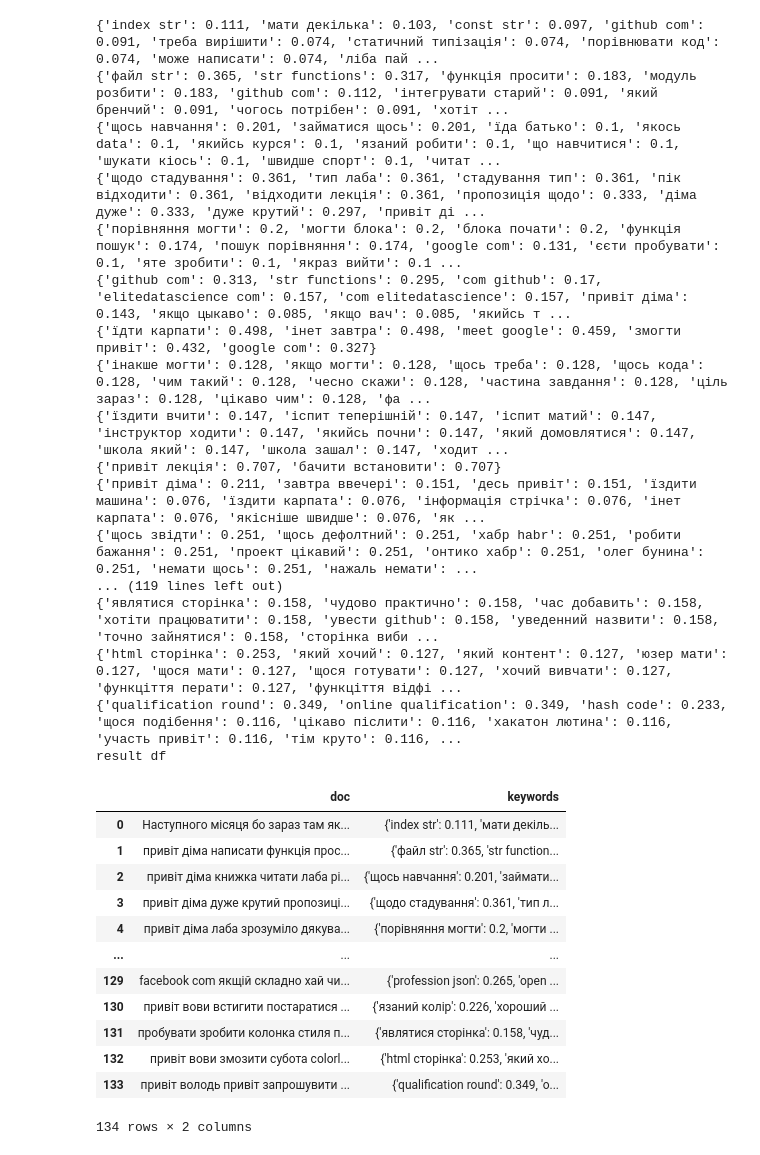
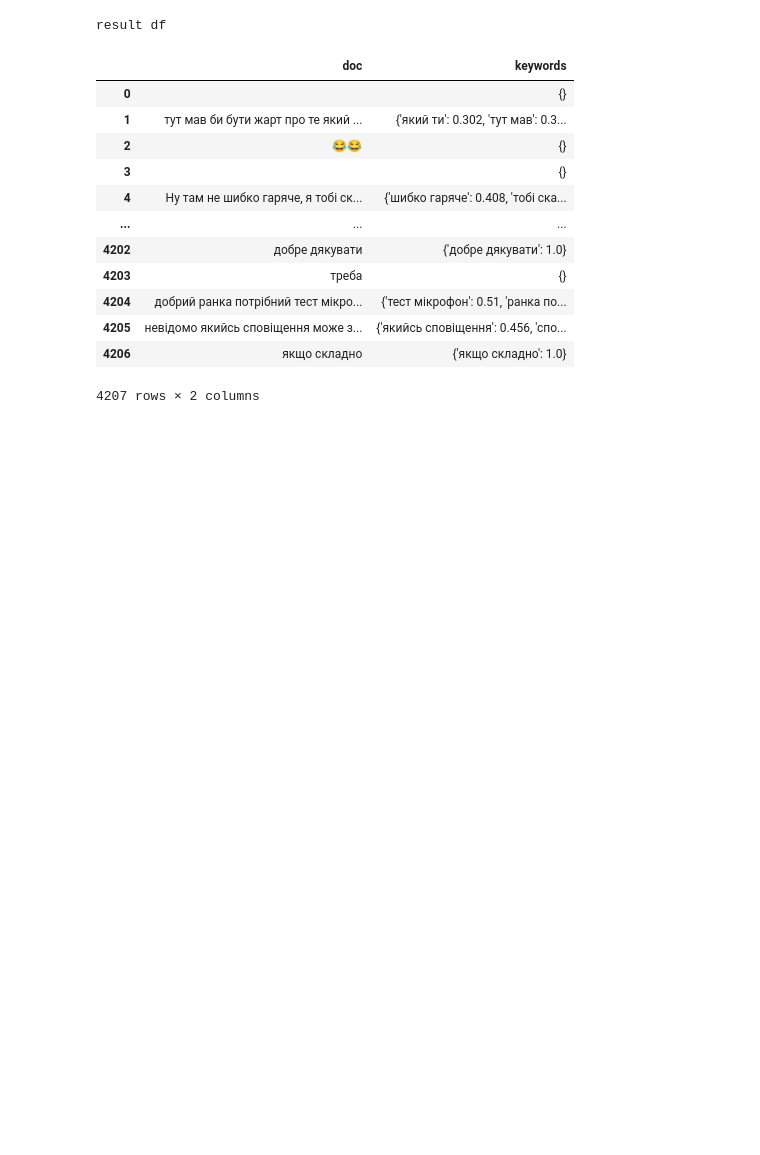
Before and after one commit to denysgerasymuk799/Dialogs-To-Value, a Jupyter notebook: 4_dialogs_tf_idf.ipynb, the cells around one changed output. Drawn from its saved outputs; the diff is of its cells as text; code cells hidden in the pictures; blank space fills up the shorter version.

```diff
--- a/4_dialogs_tf_idf.ipynb
+++ b/4_dialogs_tf_idf.ipynb
@@ -244,58 +247,42 @@ def print_results(idx,keywords):
 # %%
 #generate tf-idf for all documents in your list. docs_test has 500 documents
 tf_idf_vector=tfidf_transformer.transform(cv.transform(docs_test))
 
 results=[]
 for i in range(tf_idf_vector.shape[0]):
 
     # get vector for a single document
     curr_vector=tf_idf_vector[i]
 
     #sort the tf-idf vector by descending order of scores
     sorted_items=sort_coo(curr_vector.tocoo())
 
     #extract only the top n; n here is 10
     keywords=extract_topn_from_vector(feature_names,sorted_items,10)
 
 
     results.append(keywords)
 
 df=pd.DataFrame(zip(docs,results),columns=['doc','keywords'])
 for result in results:
     result2 = {k: v for k, v in sorted(result.items(), key=lambda item: item[1], reverse=True)}
-    print(result2)
+    # print(result2)
 
-df.to_csv(os.path.join("data", "processed_dialog_files", "subdialog_keywords.csv"))
+df.to_csv(path_to_save_result, index=False)
 print("result df")
 df
 # %% [output]
-{'index str': 0.111, 'мати декілька': 0.103, 'const str': 0.097, 'github com': 0.091, 'треба вирішити': 0.074, 'статичний типізація': 0.074, 'порівнювати код': 0.074, 'може написати': 0.074, 'ліба пай ...
-{'файл str': 0.365, 'str functions': 0.317, 'функція просити': 0.183, 'модуль розбити': 0.183, 'github com': 0.112, 'інтегрувати старий': 0.091, 'який бренчий': 0.091, 'чогось потрібен': 0.091, 'хотіт ...
-{'щось навчання': 0.201, 'займатися щось': 0.201, 'їда батько': 0.1, 'якось data': 0.1, 'якийсь курся': 0.1, 'язаний робити': 0.1, 'що навчитися': 0.1, 'шукати кіось': 0.1, 'швидше спорт': 0.1, 'читат ...
-{'щодо стадування': 0.361, 'тип лаба': 0.361, 'стадування тип': 0.361, 'пік відходити': 0.361, 'відходити лекція': 0.361, 'пропозиція щодо': 0.333, 'діма дуже': 0.333, 'дуже крутий': 0.297, 'привіт ді ...
-{'порівняння могти': 0.2, 'могти блока': 0.2, 'блока почати': 0.2, 'функція пошук': 0.174, 'пошук порівняння': 0.174, 'google com': 0.131, 'єєти пробувати': 0.1, 'яте зробити': 0.1, 'якраз вийти': 0.1 ...
-{'github com': 0.313, 'str functions': 0.295, 'com github': 0.17, 'elitedatascience com': 0.157, 'com elitedatascience': 0.157, 'привіт діма': 0.143, 'якщо цыкаво': 0.085, 'якщо вач': 0.085, 'якийсь т ...
-{'їдти карпати': 0.498, 'інет завтра': 0.498, 'meet google': 0.459, 'змогти привіт': 0.432, 'google com': 0.327}
-{'інакше могти': 0.128, 'якщо могти': 0.128, 'щось треба': 0.128, 'щось кода': 0.128, 'чим такий': 0.128, 'чесно скажи': 0.128, 'частина завдання': 0.128, 'ціль зараз': 0.128, 'цікаво чим': 0.128, 'фа ...
-{'їздити вчити': 0.147, 'іспит теперішній': 0.147, 'іспит матий': 0.147, 'інструктор ходити': 0.147, 'якийсь почни': 0.147, 'який домовлятися': 0.147, 'школа який': 0.147, 'школа зашал': 0.147, 'ходит ...
-{'привіт лекція': 0.707, 'бачити встановити': 0.707}
-{'привіт діма': 0.211, 'завтра ввечері': 0.151, 'десь привіт': 0.151, 'їздити машина': 0.076, 'їздити карпата': 0.076, 'інформація стрічка': 0.076, 'інет карпата': 0.076, 'якісніше швидше': 0.076, 'як ...
-{'щось звідти': 0.251, 'щось дефолтний': 0.251, 'хабр habr': 0.251, 'робити бажання': 0.251, 'проект цікавий': 0.251, 'онтико хабр': 0.251, 'олег бунина': 0.251, 'немати щось': 0.251, 'нажаль немати': ...
-... (119 lines left out)
-{'являтися сторінка': 0.158, 'чудово практично': 0.158, 'час добавить': 0.158, 'хотіти працюватити': 0.158, 'увести github': 0.158, 'уведенний назвити': 0.158, 'точно зайнятися': 0.158, 'сторінка виби ...
-{'html сторінка': 0.253, 'який хочий': 0.127, 'який контент': 0.127, 'юзер мати': 0.127, 'щося мати': 0.127, 'щося готувати': 0.127, 'хочий вивчати': 0.127, 'функціття перати': 0.127, 'функціття відфі ...
-{'qualification round': 0.349, 'online qualification': 0.349, 'hash code': 0.233, 'щося подібення': 0.116, 'цікаво післити': 0.116, 'хакатон лютина': 0.116, 'участь привіт': 0.116, 'тім круто': 0.116, ...
 result df
 |  | doc | keywords |
-| 0 | Наступного місяця бо зараз там як... | {'index str': 0.111, 'мати декіль... |
-| 1 | привіт діма написати функція прос... | {'файл str': 0.365, 'str function... |
-| 2 | привіт діма книжка читати лаба рі... | {'щось навчання': 0.201, 'займати... |
-| 3 | привіт діма дуже крутий пропозиці... | {'щодо стадування': 0.361, 'тип л... |
-| 4 | привіт діма лаба зрозуміло дякува... | {'порівняння могти': 0.2, 'могти ... |
+| 0 |  | {} |
+| 1 | тут мав би бути жарт про те який ... | {'який ти': 0.302, 'тут мав': 0.3... |
+| 2 | 😂😂 | {} |
+| 3 |  | {} |
+| 4 | Ну там не шибко гаряче, я тобі ск... | {'шибко гаряче': 0.408, 'тобі ска... |
 | ... | ... | ... |
-| 129 | facebook com якщій складно хай чи... | {'profession json': 0.265, 'open ... |
-| 130 | привіт вови встигити постаратися ... | {'язаний колір': 0.226, 'хороший ... |
-| 131 | пробувати зробити колонка стиля п... | {'являтися сторінка': 0.158, 'чуд... |
-| 132 | привіт вови змозити субота colorl... | {'html сторінка': 0.253, 'який хо... |
-| 133 | привіт володь привіт запрошувити ... | {'qualification round': 0.349, 'o... |
+| 4202 | добре дякувати | {'добре дякувати': 1.0} |
+| 4203 | треба | {} |
+| 4204 | добрий ранка потрібний тест мікро... | {'тест мікрофон': 0.51, 'ранка по... |
+| 4205 | невідомо якийсь сповіщення може з... | {'якийсь сповіщення': 0.456, 'спо... |
+| 4206 | якщо складно | {'якщо складно': 1.0} |
-134 rows × 2 columns
+4207 rows × 2 columns
```
Also changed, not shown: parts of 4 cells of this notebook, 6 other files.
